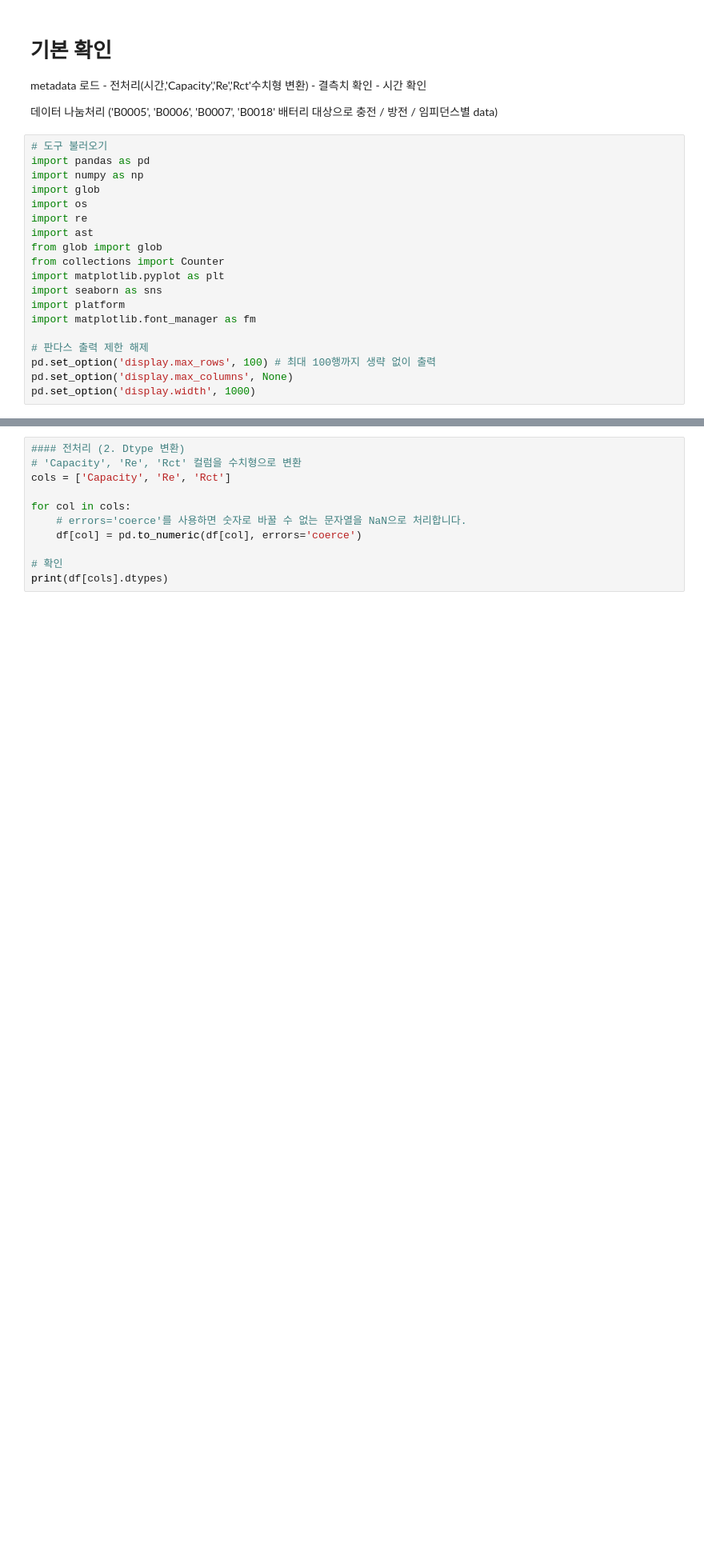
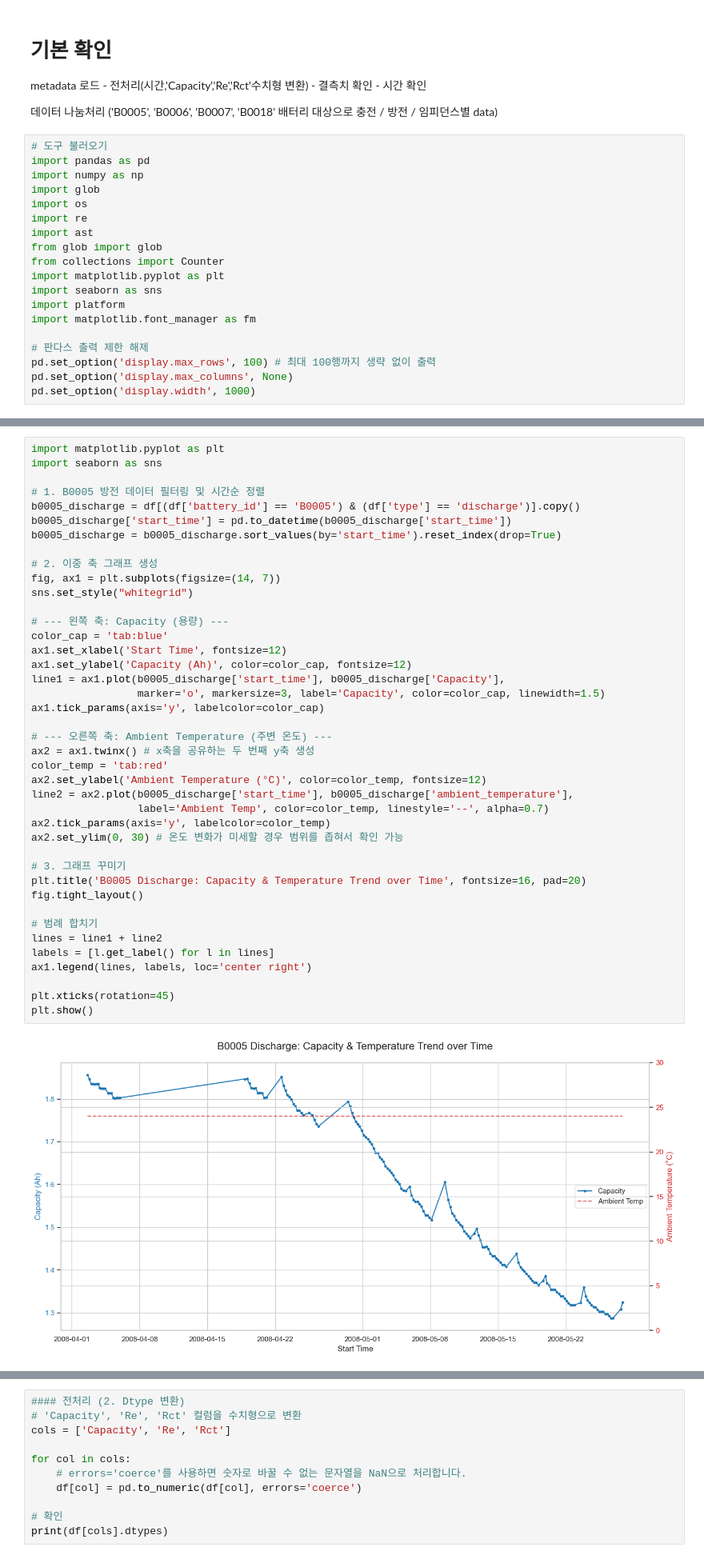
Before and after one commit to dlalswns0211/sparta_project_3_team11, a Jupyter notebook: works/rsh/rsh_01_260319_01.ipynb, the cells around one changed output, grey strips where cells are left out. Shown at 80% size. Drawn from its saved outputs; the diff is of its cells as text; blank space fills up the shorter version.

```diff
--- a/works/rsh/rsh_01_260319_01.ipynb
+++ b/works/rsh/rsh_01_260319_01.ipynb
@@ -106,0 +183,43 @@ Name: count, dtype: int64
+# %%
+import matplotlib.pyplot as plt
+import seaborn as sns
+
+# 1. B0005 방전 데이터 필터링 및 시간순 정렬
+b0005_discharge = df[(df['battery_id'] == 'B0005') & (df['type'] == 'discharge')].copy()
+b0005_discharge['start_time'] = pd.to_datetime(b0005_discharge['start_time'])
+b0005_discharge = b0005_discharge.sort_values(by='start_time').reset_index(drop=True)
+
+# 2. 이중 축 그래프 생성
+fig, ax1 = plt.subplots(figsize=(14, 7))
+sns.set_style("whitegrid")
+
+# --- 왼쪽 축: Capacity (용량) ---
+color_cap = 'tab:blue'
+ax1.set_xlabel('Start Time', fontsize=12)
+ax1.set_ylabel('Capacity (Ah)', color=color_cap, fontsize=12)
+line1 = ax1.plot(b0005_discharge['start_time'], b0005_discharge['Capacity'],
+                 marker='o', markersize=3, label='Capacity', color=color_cap, linewidth=1.5)
+ax1.tick_params(axis='y', labelcolor=color_cap)
+
+# --- 오른쪽 축: Ambient Temperature (주변 온도) ---
+ax2 = ax1.twinx() # x축을 공유하는 두 번째 y축 생성
+color_temp = 'tab:red'
+ax2.set_ylabel('Ambient Temperature (°C)', color=color_temp, fontsize=12)
+line2 = ax2.plot(b0005_discharge['start_time'], b0005_discharge['ambient_temperature'],
+                 label='Ambient Temp', color=color_temp, linestyle='--', alpha=0.7)
+ax2.tick_params(axis='y', labelcolor=color_temp)
+ax2.set_ylim(0, 30) # 온도 변화가 미세할 경우 범위를 좁혀서 확인 가능
+
+# 3. 그래프 꾸미기
+plt.title('B0005 Discharge: Capacity & Temperature Trend over Time', fontsize=16, pad=20)
+fig.tight_layout()
+
+# 범례 합치기
+lines = line1 + line2
+labels = [l.get_label() for l in lines]
+ax1.legend(lines, labels, loc='center right')
+
+plt.xticks(rotation=45)
+plt.show()
+# %% [output]
+[figure, added]
```
Also changed, not shown: parts of 28 cells of this notebook.
